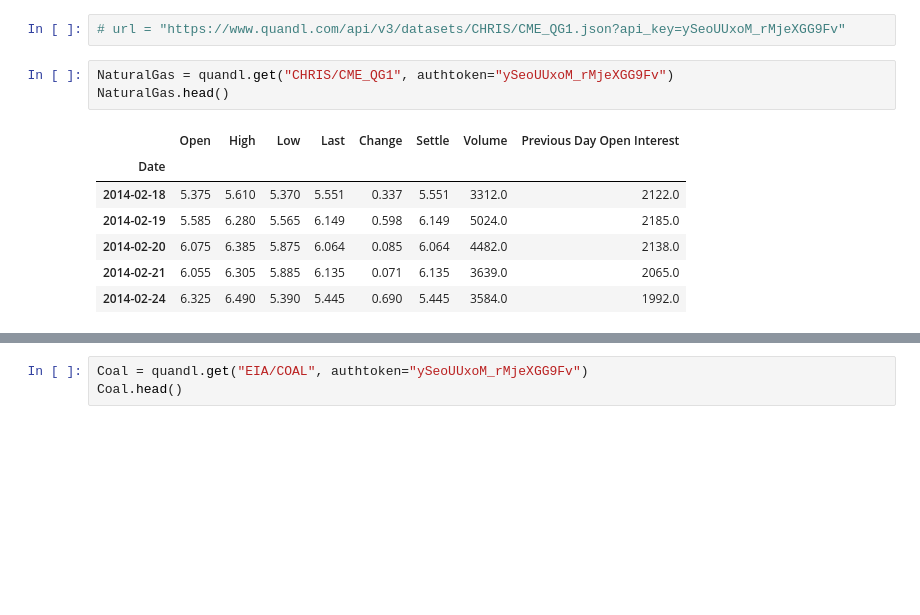
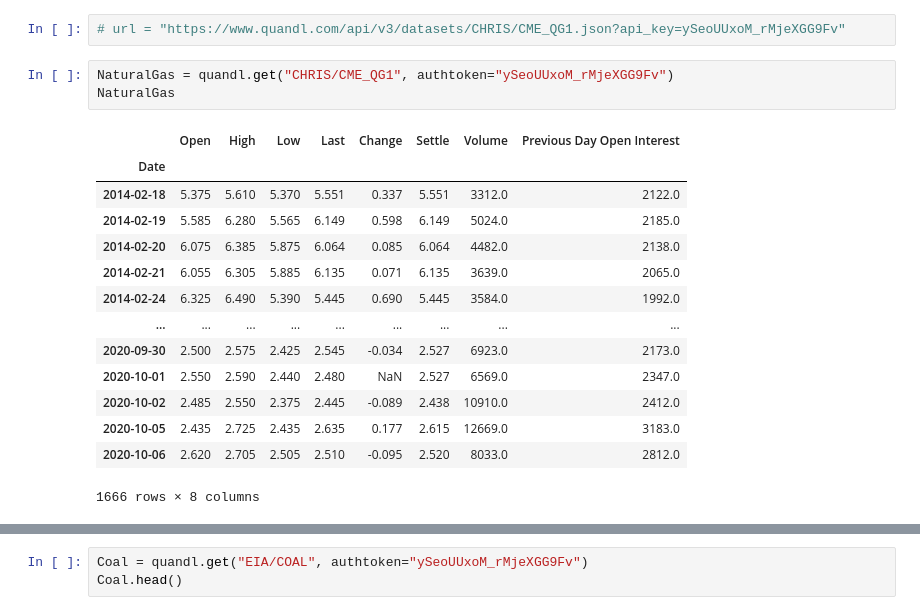
Before and after one commit to DerekHLeckner/Project-3, a Jupyter notebook: Resul/Res1.ipynb, the cells around one changed output, grey strips where cells are left out. Saved outputs shown, nothing was run; the diff lists cells and outputs as text; blank space fills up the shorter version.

```diff
--- a/Resul/Res1.ipynb
+++ b/Resul/Res1.ipynb
@@ -8,14 +8,21 @@ import quandl
 # url = "https://www.quandl.com/api/v3/datasets/CHRIS/CME_QG1.json?api_key=ySeoUUxoM_rMjeXGG9Fv"
 # %%
 NaturalGas = quandl.get("CHRIS/CME_QG1", authtoken="ySeoUUxoM_rMjeXGG9Fv")
-NaturalGas.head()
+NaturalGas
 # %% [output]
 |  | Open | High | Low | Last | Change | Settle | Volume | Previous Day Open Interest |
 | Date |  |  |  |  |  |  |  |  |
 | 2014-02-18 | 5.375 | 5.610 | 5.370 | 5.551 | 0.337 | 5.551 | 3312.0 | 2122.0 |
 | 2014-02-19 | 5.585 | 6.280 | 5.565 | 6.149 | 0.598 | 6.149 | 5024.0 | 2185.0 |
 | 2014-02-20 | 6.075 | 6.385 | 5.875 | 6.064 | 0.085 | 6.064 | 4482.0 | 2138.0 |
 | 2014-02-21 | 6.055 | 6.305 | 5.885 | 6.135 | 0.071 | 6.135 | 3639.0 | 2065.0 |
 | 2014-02-24 | 6.325 | 6.490 | 5.390 | 5.445 | 0.690 | 5.445 | 3584.0 | 1992.0 |
+| ... | ... | ... | ... | ... | ... | ... | ... | ... |
+| 2020-09-30 | 2.500 | 2.575 | 2.425 | 2.545 | -0.034 | 2.527 | 6923.0 | 2173.0 |
+| 2020-10-01 | 2.550 | 2.590 | 2.440 | 2.480 | NaN | 2.527 | 6569.0 | 2347.0 |
+| 2020-10-02 | 2.485 | 2.550 | 2.375 | 2.445 | -0.089 | 2.438 | 10910.0 | 2412.0 |
+| 2020-10-05 | 2.435 | 2.725 | 2.435 | 2.635 | 0.177 | 2.615 | 12669.0 | 3183.0 |
+| 2020-10-06 | 2.620 | 2.705 | 2.505 | 2.510 | -0.095 | 2.520 | 8033.0 | 2812.0 |
+1666 rows × 8 columns
 # %%
 NaturalGasAverg = NaturalGas.resample('M').mean()
```
Also changed, not shown: parts of 2 cells of this notebook.
